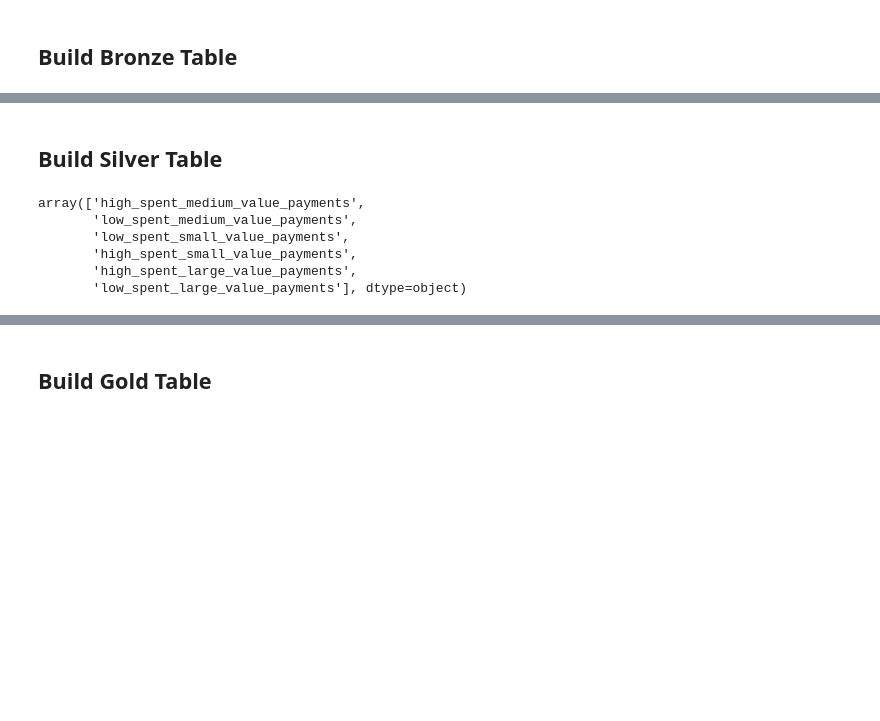
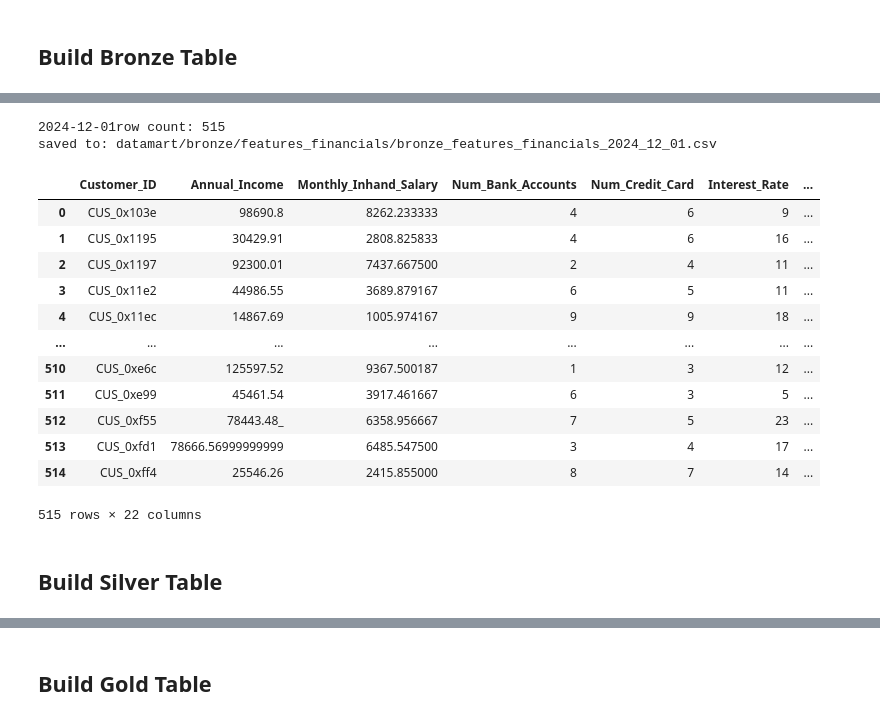
Before and after one commit to suxingze/MITB_MLE, a Jupyter notebook: Assignment/data_processing_main2.ipynb, the cells around one changed output, grey strips where cells are left out. Saved outputs shown, nothing was run; the diff lists cells and outputs as text; code cells hidden in the pictures; blank space fills up the shorter version.

```diff
--- a/Assignment/data_processing_main2.ipynb
+++ b/Assignment/data_processing_main2.ipynb
@@ -25,0 +42,27 @@ spark.sparkContext.setLogLevel("ERROR")
+# %%
+# generate list of dates to process
+def generate_first_of_month_dates(start_date_str, end_date_str):
+    # Convert the date strings to datetime objects
+    start_date = datetime.strptime(start_date_str, "%Y-%m-%d")
+    end_date = datetime.strptime(end_date_str, "%Y-%m-%d")
+
+    # List to store the first of month dates
+    first_of_month_dates = []
+
+    # Start from the first of the month of the start_date
+    current_date = datetime(start_date.year, start_date.month, 1)
+
+    while current_date <= end_date:
+        # Append the date in yyyy-mm-dd format
+        first_of_month_dates.append(current_date.strftime("%Y-%m-%d"))
+
+        # Move to the first of the next month
+        if current_date.month == 12:
+            current_date = datetime(current_date.year + 1, 1, 1)
+        else:
+            current_date = datetime(current_date.year, current_date.month + 1, 1)
+
+    return first_of_month_dates
+
+dates_str_lst = generate_first_of_month_dates(start_date_str, end_date_str)
+dates_str_lst
@@ -27,7 +88,6 @@ spark.sparkContext.setLogLevel("ERROR")
 ## Build Bronze Table
 # %%
 # Define input and output directories
-input_file = "data/features_financials.csv"
-output_directory = "datamart/bronze/features_financials/"
-if not os.path.exists(output_directory):
-    os.makedirs(output_directory)
+bronze_features_financials_directory = "datamart/bronze/features_financials/"
+if not os.path.exists(bronze_features_financials_directory):
+    os.makedirs(bronze_features_financials_directory)
@@ -72,0 +94,4 @@ df = df.withColumn("snapshot_date", col("snapshot_date").cast(DateType())) \
+# %%
+# run bronze backfill
+for date_str in dates_str_lst:
+    utils.financials_processing_bronze_table.process_bronze_table(date_str, bronze_features_financials_directory, spark)
@@ -73,2 +116,21 @@ df = df.withColumn("snapshot_date", col("snapshot_date").cast(DateType())) \
+# %%
+# inspect output
+utils.financials_processing_bronze_table.process_bronze_table(date_str, bronze_features_financials_directory, spark).toPandas()
+# %% [output]
+2024-12-01row count: 515
+saved to: datamart/bronze/features_financials/bronze_features_financials_2024_12_01.csv
+|  | Customer_ID | Annual_Income | Monthly_Inhand_Salary | Num_Bank_Accounts | Num_Credit_Card | Interest_Rate | ... |
+| 0 | CUS_0x103e | 98690.8 | 8262.233333 | 4 | 6 | 9 | ... |
+| 1 | CUS_0x1195 | 30429.91 | 2808.825833 | 4 | 6 | 16 | ... |
+| 2 | CUS_0x1197 | 92300.01 | 7437.667500 | 2 | 4 | 11 | ... |
+| 3 | CUS_0x11e2 | 44986.55 | 3689.879167 | 6 | 5 | 11 | ... |
+| 4 | CUS_0x11ec | 14867.69 | 1005.974167 | 9 | 9 | 18 | ... |
+| ... | ... | ... | ... | ... | ... | ... | ... |
+| 510 | CUS_0xe6c | 125597.52 | 9367.500187 | 1 | 3 | 12 | ... |
+| 511 | CUS_0xe99 | 45461.54 | 3917.461667 | 6 | 3 | 5 | ... |
+| 512 | CUS_0xf55 | 78443.48_ | 6358.956667 | 7 | 5 | 23 | ... |
+| 513 | CUS_0xfd1 | 78666.56999999999 | 6485.547500 | 3 | 4 | 17 | ... |
+| 514 | CUS_0xff4 | 25546.26 | 2415.855000 | 8 | 7 | 14 | ... |
+515 rows × 22 columns
 # %% [markdown]
 ## Build Silver Table
@@ -101,9 +136,0 @@ df = df.withColumn("EMI_to_Income_Ratio", col("Total_EMI_per_month") / col("Mont
-# %%
-df.toPandas()['Payment_Behaviour'].unique()
-# %% [output]
-array(['high_spent_medium_value_payments',
-       'low_spent_medium_value_payments',
-       'low_spent_small_value_payments',
-       'high_spent_small_value_payments',
-       'high_spent_large_value_payments',
-       'low_spent_large_value_payments'], dtype=object)
```
Also changed, not shown: parts of 39 cells of this notebook, 7 other files.
